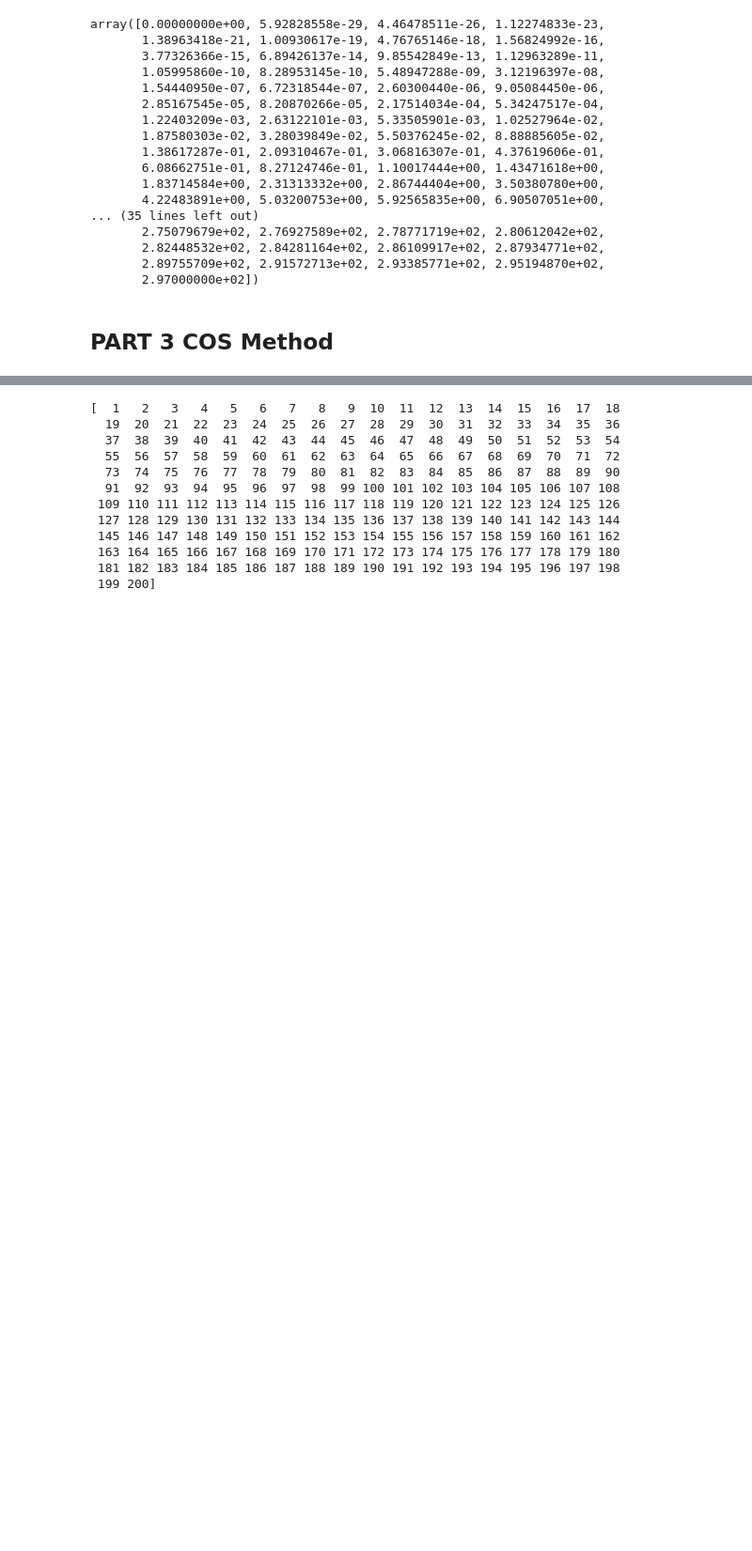
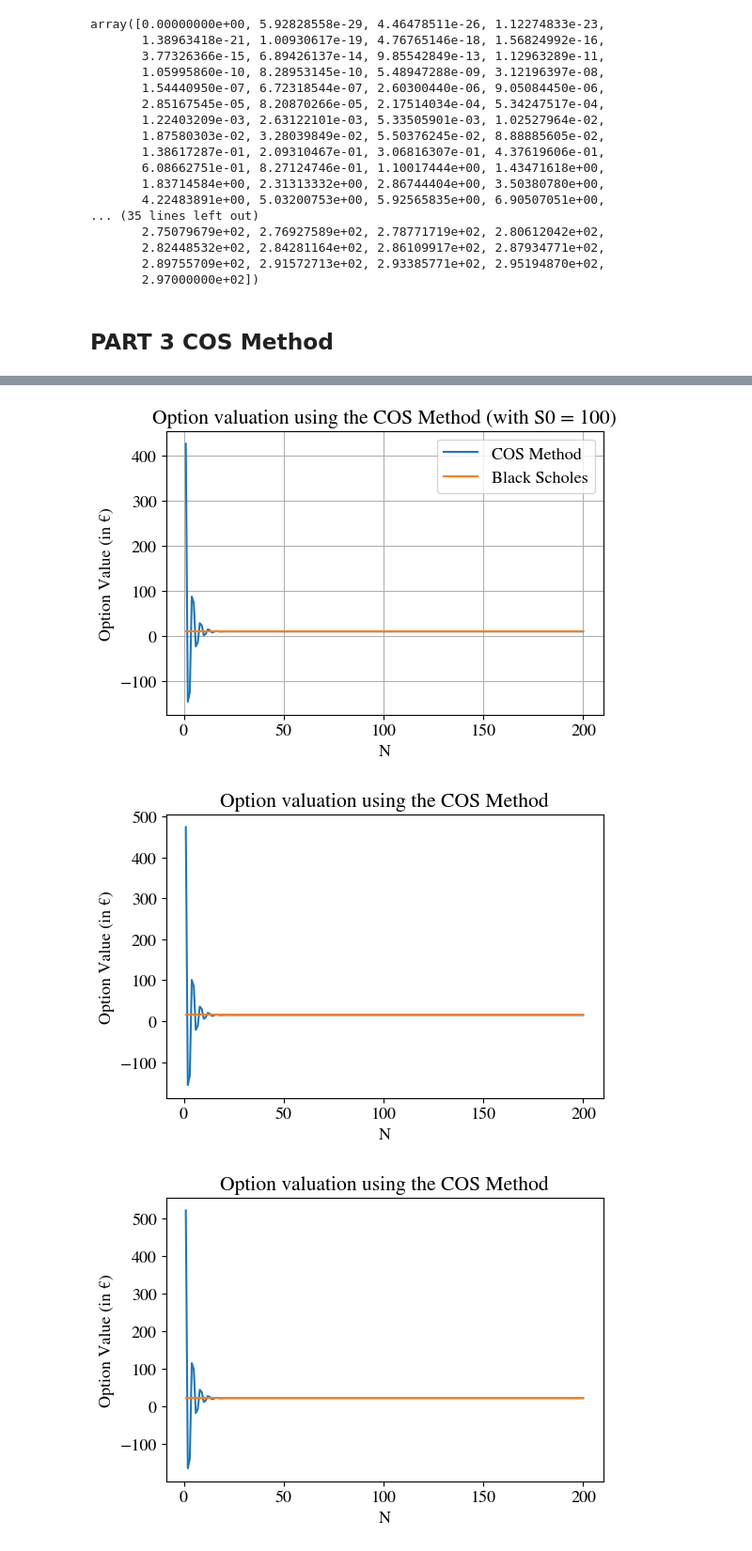
Before and after one commit to ithakis/UvA-Computational-Finance, a Jupyter notebook: Assignment 3.ipynb, the cells around one changed output, grey strips where cells are left out. Shown: that part at 94% size. Cells and saved outputs as stored; diff of their text form; code cells hidden in the pictures; blank space fills up the shorter version.

```diff
--- a/Assignment 3.ipynb
+++ b/Assignment 3.ipynb
@@ -521,25 +540,52 @@ N_values = np.linspace(1, 200, num=200, dtype=int)
 
 COS_values_100 = np.zeros(200)
 BS_values_100 = np.zeros(200)
+COS_values_110 = np.zeros(200)
+BS_values_110 = np.zeros(200)
+COS_values_120 = np.zeros(200)
+BS_values_120 = np.zeros(200)
+errors = np.zeros(200)
 
-S0 = 100
+for S0 in S0_values:
 
-for N in N_values:
-    V_COS = COS_method_val(S0, K, T, sigma, r, N)
-    V_BS = bs_call(S0, K, T, sigma, r)
-    COS_values_100[N - 1] = V_COS
-    BS_values_100[N - 1] = V_BS
+    for N in N_values:
+        V_COS, cpu_time = COS_method_val(S0, K, T, sigma, r, N)
+        V_BS = bs_call(S0, K, T, sigma, r)
+        if S0 == 100:
+            COS_values_100[N - 1] = V_COS
+            BS_values_100[N - 1] = V_BS
+            errors[N - 1] = np.abs(V_COS - V_BS)
+        if S0 == 110:
+            COS_values_110[N - 1] = V_COS
+            BS_values_110[N - 1] = V_BS
+        if S0 == 120:
+            COS_values_120[N - 1] = V_COS
+            BS_values_120[N - 1] = V_BS
-# %% [output]
-[  1   2   3   4   5   6   7   8   9  10  11  12  13  14  15  16  17  18
-  19  20  21  22  23  24  25  26  27  28  29  30  31  32  33  34  35  36
-  37  38  39  40  41  42  43  44  45  46  47  48  49  50  51  52  53  54
-  55  56  57  58  59  60  61  62  63  64  65  66  67  68  69  70  71  72
-  73  74  75  76  77  78  79  80  81  82  83  84  85  86  87  88  89  90
-  91  92  93  94  95  96  97  98  99 100 101 102 103 104 105 106 107 108
- 109 110 111 112 113 114 115 116 117 118 119 120 121 122 123 124 125 126
- 127 128 129 130 131 132 133 134 135 136 137 138 139 140 141 142 143 144
- 145 146 147 148 149 150 151 152 153 154 155 156 157 158 159 160 161 162
- 163 164 165 166 167 168 169 170 171 172 173 174 175 176 177 178 179 180
- 181 182 183 184 185 186 187 188 189 190 191 192 193 194 195 196 197 198
- 199 200]
+# %%
+plt.plot(N_values, COS_values_100,  label='COS Method')
+plt.plot(N_values, BS_values_100, label ="Black Scholes")
+plt.title("Option valuation using the COS Method (with S0 = 100)")
+plt.xlabel("N")
+plt.ylabel("Option Value (in €)")
+plt.grid()
+plt.legend()
+plt.show()
+
+plt.plot(N_values, COS_values_110)
+plt.plot(N_values, BS_values_110)
+plt.title("Option valuation using the COS Method")
+plt.xlabel("N")
+plt.ylabel("Option Value (in €)")
+plt.show()
+
+plt.plot(N_values, COS_values_120)
+plt.plot(N_values, BS_values_120)
+plt.title("Option valuation using the COS Method")
+plt.xlabel("N")
+plt.ylabel("Option Value (in €)")
+plt.show()
+# %% [output]
+[figure, added]
+[figure, added]
+[figure, added]
 # %%
```
Also changed, not shown: parts of 8 cells of this notebook.
